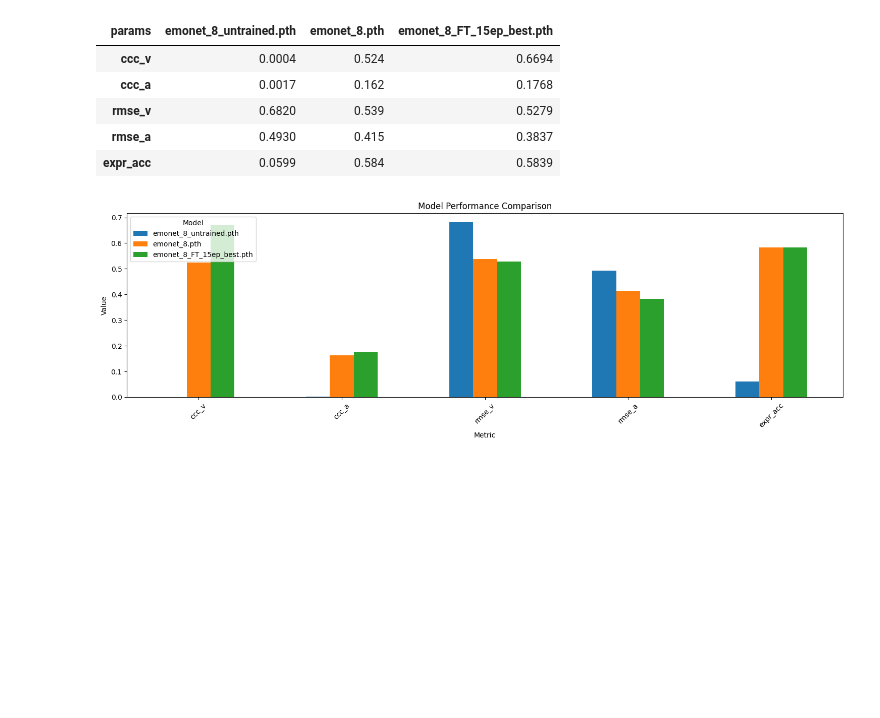
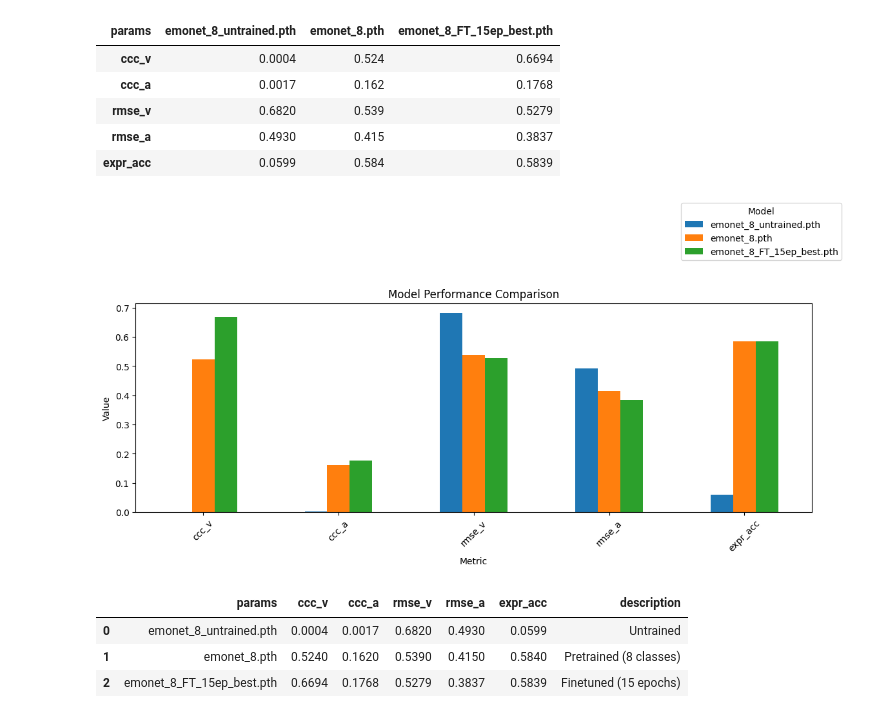
Before and after one commit to MattThePerson/emonet-fine-tuning, a Jupyter notebook: notebooks/GRAPH_evaluations.ipynb, the cells around one changed output. Saved outputs shown, nothing was run; the diff lists cells and outputs as text; code cells hidden in the pictures; blank space fills up the shorter version.

Commit message:
tweaked evaluations graphing

```diff
--- a/notebooks/GRAPH_evaluations.ipynb
+++ b/notebooks/GRAPH_evaluations.ipynb
@@ -22,13 +22,23 @@ df
 # %%
 # plot dataframe
 
-df.plot(kind='bar', figsize=(15, 5))
+df.plot(kind='bar', figsize=(12, 7))
 plt.title('Model Performance Comparison')
 plt.ylabel('Value')
 plt.xlabel('Metric')
 plt.xticks(rotation=45)
-plt.legend(title='Model')
+plt.legend(title='Model', bbox_to_anchor=(.8, 1.5), loc='upper left')
 plt.tight_layout()
 plt.show()
 # %% [output]
-[figure, old version]
+[figure, new version]
+# %%
+# plot subplots
+df = pd.read_csv("data/emodataset/evaluations.csv")
+# df = df.drop(["mae_v", "mae_a", "ccc_mean"], axis=1)
+df
+# %% [output]
+|  | params | ccc_v | ccc_a | rmse_v | rmse_a | expr_acc | description |
+| 0 | emonet_8_untrained.pth | 0.0004 | 0.0017 | 0.6820 | 0.4930 | 0.0599 | Untrained |
+| 1 | emonet_8.pth | 0.5240 | 0.1620 | 0.5390 | 0.4150 | 0.5840 | Pretrained (8 classes) |
+| 2 | emonet_8_FT_15ep_best.pth | 0.6694 | 0.1768 | 0.5279 | 0.3837 | 0.5839 | Finetuned (15 epochs) |
```
Also changed, not shown: parts of 2 cells of this notebook, 2 other files.
